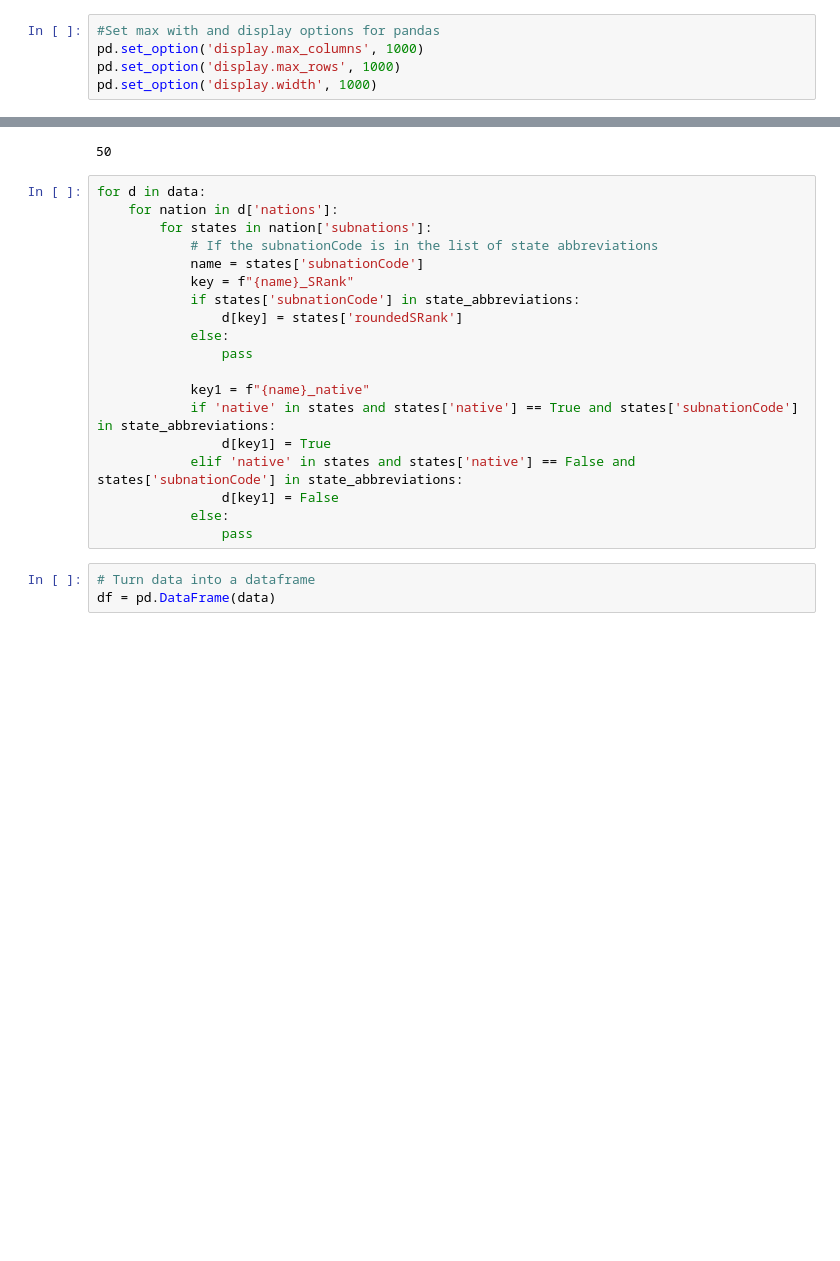
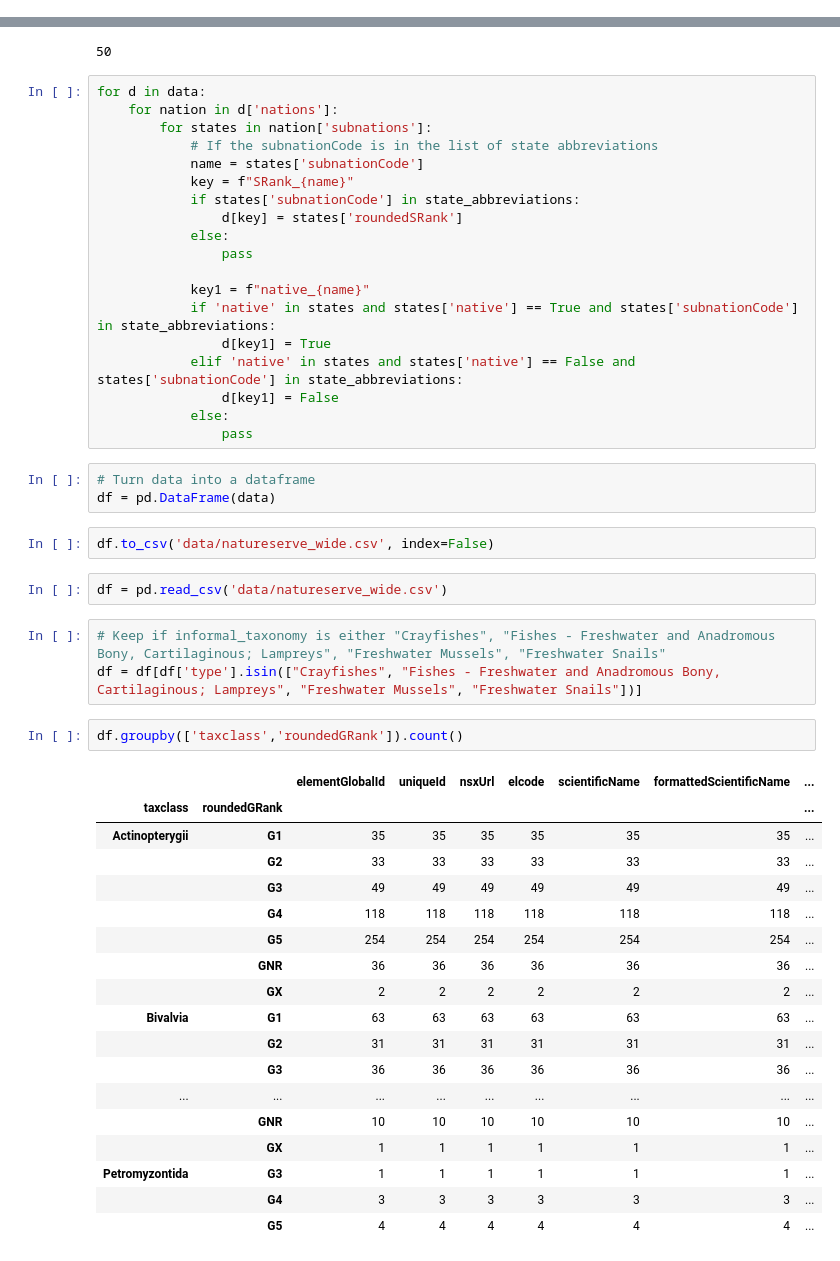
Before and after one commit to laurabejder/masters-project, a Jupyter notebook: all_country.ipynb, the cells around one changed output, grey strips where cells are left out. Drawn from its saved outputs; the diff is of its cells as text; blank space fills up the shorter version.

```diff
--- a/all_country.ipynb
+++ b/all_country.ipynb
@@ -2,11 +2,6 @@
 # Import pandas, json
 import pandas as pd
 import json
-# %%
-#Set max with and display options for pandas
-pd.set_option('display.max_columns', 1000)
-pd.set_option('display.max_rows', 1000)
-pd.set_option('display.width', 1000)
 # %%
 # Load in the json file natureserve in the data folder
 with open('data/natureserve.json') as json_file:
@@ -31,13 +58,13 @@ for d in data:
         for states in nation['subnations']:
             # If the subnationCode is in the list of state abbreviations
             name = states['subnationCode']
-            key = f"{name}_SRank"
+            key = f"SRank_{name}"
             if states['subnationCode'] in state_abbreviations:
                 d[key] = states['roundedSRank']
             else:
                 pass
 
-            key1 = f"{name}_native"
+            key1 = f"native_{name}"
             if 'native' in states and states['native'] == True and states['subnationCode'] in state_abbreviations:
                 d[key1] = True
             elif 'native' in states and states['native'] == False and states['subnationCode'] in state_abbreviations:
@@ -47,3 +74,31 @@ for d in data:
 # %%
 # Turn data into a dataframe
 df = pd.DataFrame(data)
+# %%
+df.to_csv('data/natureserve_wide.csv', index=False)
+# %%
+df = pd.read_csv('data/natureserve_wide.csv')
+# %%
+# Keep if informal_taxonomy is either "Crayfishes", "Fishes - Freshwater and Anadromous Bony, Cartilaginous; Lampreys", "Freshwater Mussels", "Freshwater Snails"
+df = df[df['type'].isin(["Crayfishes", "Fishes - Freshwater and Anadromous Bony, Cartilaginous; Lampreys", "Freshwater Mussels", "Freshwater Snails"])]
+# %%
+df.groupby(['taxclass','roundedGRank']).count()
+# %% [output]
+|  |  | elementGlobalId | uniqueId | nsxUrl | elcode | scientificName | formattedScientificName | ... |
+| taxclass | roundedGRank |  |  |  |  |  |  | ... |
+| Actinopterygii | G1 | 35 | 35 | 35 | 35 | 35 | 35 | ... |
+|  | G2 | 33 | 33 | 33 | 33 | 33 | 33 | ... |
+|  | G3 | 49 | 49 | 49 | 49 | 49 | 49 | ... |
+|  | G4 | 118 | 118 | 118 | 118 | 118 | 118 | ... |
+|  | G5 | 254 | 254 | 254 | 254 | 254 | 254 | ... |
+|  | GNR | 36 | 36 | 36 | 36 | 36 | 36 | ... |
+|  | GX | 2 | 2 | 2 | 2 | 2 | 2 | ... |
+| Bivalvia | G1 | 63 | 63 | 63 | 63 | 63 | 63 | ... |
+|  | G2 | 31 | 31 | 31 | 31 | 31 | 31 | ... |
+|  | G3 | 36 | 36 | 36 | 36 | 36 | 36 | ... |
+| ... | ... | ... | ... | ... | ... | ... | ... | ... |
+|  | GNR | 10 | 10 | 10 | 10 | 10 | 10 | ... |
+|  | GX | 1 | 1 | 1 | 1 | 1 | 1 | ... |
+| Petromyzontida | G3 | 1 | 1 | 1 | 1 | 1 | 1 | ... |
+|  | G4 | 3 | 3 | 3 | 3 | 3 | 3 | ... |
+|  | G5 | 4 | 4 | 4 | 4 | 4 | 4 | ... |
```
Also changed, not shown: parts of 17 cells of this notebook.
